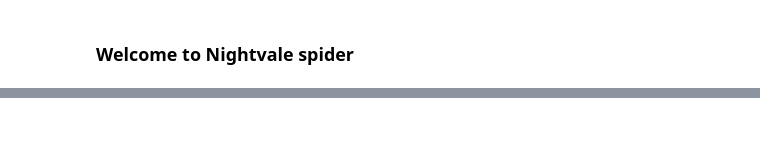
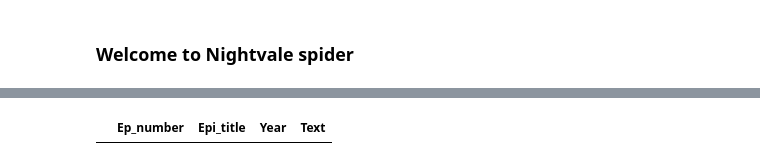
Before and after one commit to Data-Science-for-Linguists-2021/Linguistic-Styles-of-Podcasts, a Jupyter notebook: spiders/Welcome-to-Nightvale.ipynb, the cells around one changed output, grey strips where cells are left out. Cells and saved outputs as stored; diff of their text form; code cells hidden in the pictures; blank space fills up the shorter version.

Commit message:
nightvale by year- not working

```diff
--- a/spiders/Welcome-to-Nightvale.ipynb
+++ b/spiders/Welcome-to-Nightvale.ipynb
@@ -8,3 +8,8 @@ from scrapy.crawler import CrawlerProcess
+# %%
+import pandas as pd
+path = 'C:/Users/Abby/OneDrive/Data_Science/Linguistic-Styles-of-Podcasts/data/W2NV.csv'
+W2NV_df = pd.DataFrame([],
+                       columns=['Ep_number','Epi_title','Year','Text'])
 # %%
 # parses transcript links
 class W2NVspider(scrapy.Spider):
@@ -48,0 +121,4 @@ process.start()
+# %%
+W2NV_df.head()
+# %% [output]
+|  | Ep_number | Epi_title | Year | Text |
```
Also changed, not shown: parts of 3 cells of this notebook, 1 other file.
